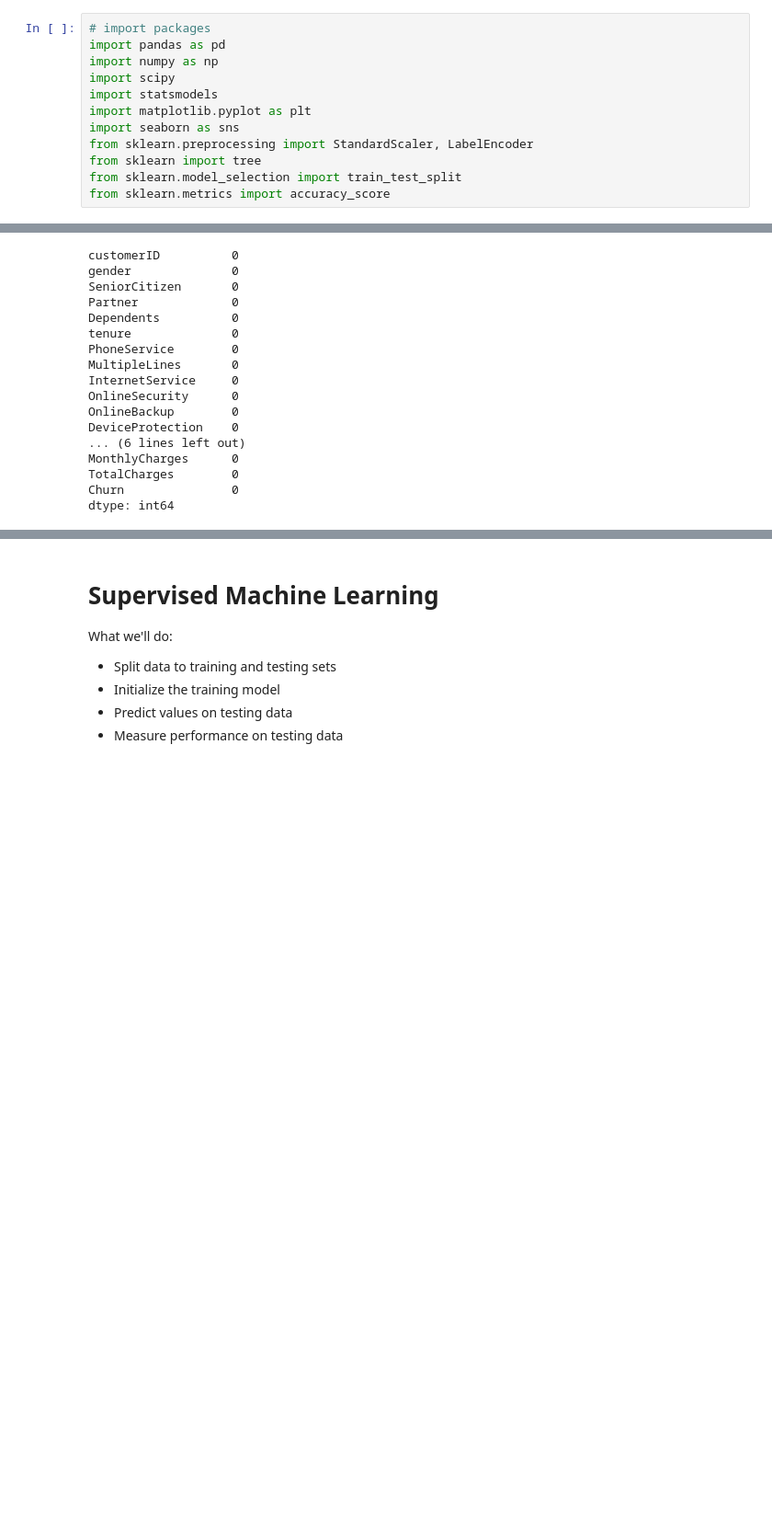
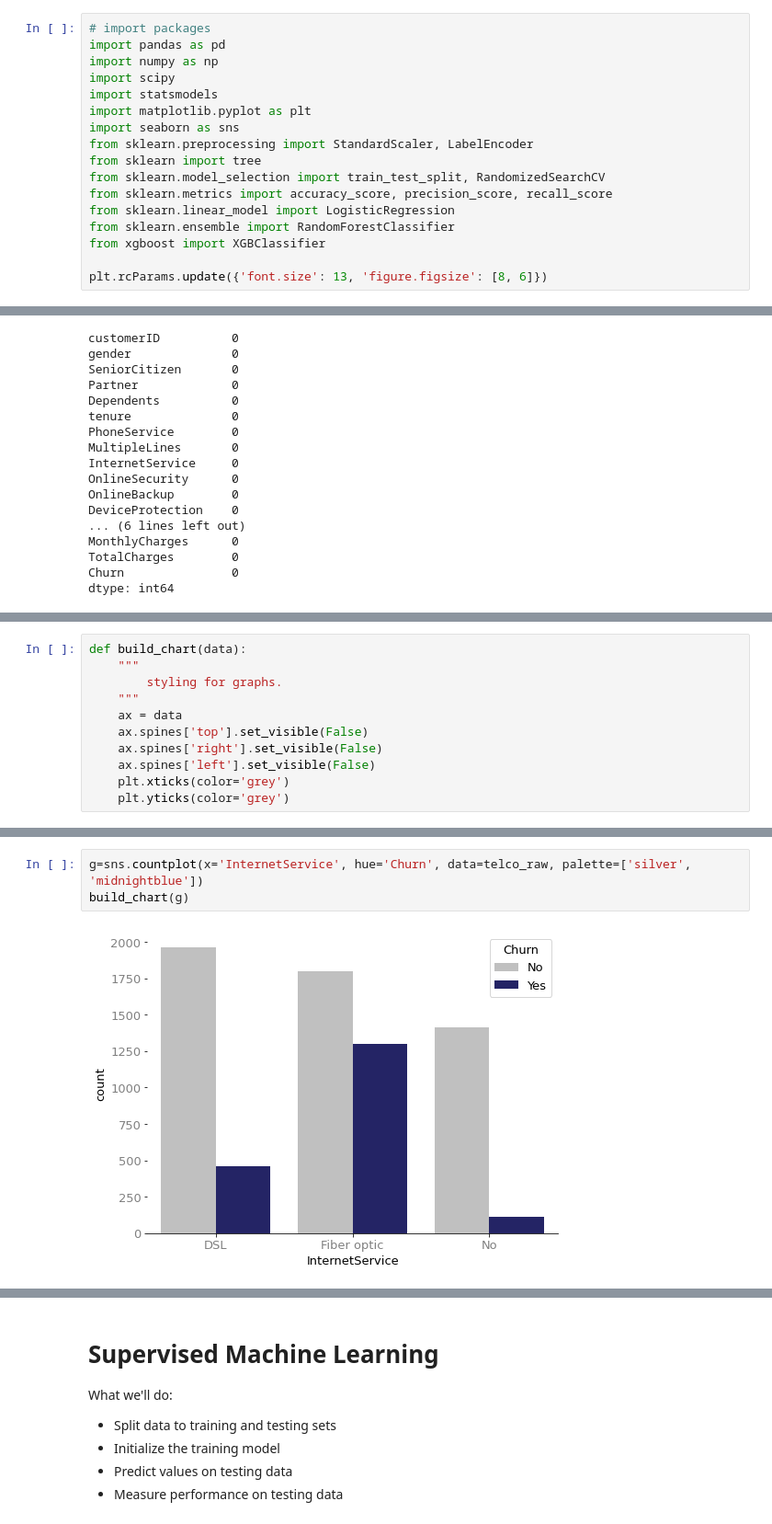
Before and after one commit to felixodette/Churn-Prediction-Telco, a Jupyter notebook: notebook.ipynb, the cells around one changed output, grey strips where cells are left out. Shown: that part at 92% size. Cells and saved outputs as stored; diff of their text form; blank space fills up the shorter version.

```diff
--- a/notebook.ipynb
+++ b/notebook.ipynb
@@ -16,5 +20,10 @@ import matplotlib.pyplot as plt
 import seaborn as sns
 from sklearn.preprocessing import StandardScaler, LabelEncoder
 from sklearn import tree
-from sklearn.model_selection import train_test_split
-from sklearn.metrics import accuracy_score
+from sklearn.model_selection import train_test_split, RandomizedSearchCV
+from sklearn.metrics import accuracy_score, precision_score, recall_score
+from sklearn.linear_model import LogisticRegression
+from sklearn.ensemble import RandomForestClassifier
+from xgboost import XGBClassifier
+
+plt.rcParams.update({'font.size': 13, 'figure.figsize': [8, 6]})
@@ -79,0 +115,11 @@ Let's separate categorical and numerical columns and do one-hot encoding.
+# %%
+def build_chart(data):
+    """
+        styling for graphs.
+    """
+    ax = data
+    ax.spines['top'].set_visible(False)
+    ax.spines['right'].set_visible(False)
+    ax.spines['left'].set_visible(False)
+    plt.xticks(color='grey')
+    plt.yticks(color='grey')
@@ -79,0 +133,5 @@ Let's separate categorical and numerical columns and do one-hot encoding.
+# %%
+g=sns.countplot(x='InternetService', hue='Churn', data=telco_raw, palette=['silver', 'midnightblue'])
+build_chart(g)
+# %% [output]
+[figure, added]
```
Also changed, not shown: parts of 39 cells of this notebook.
